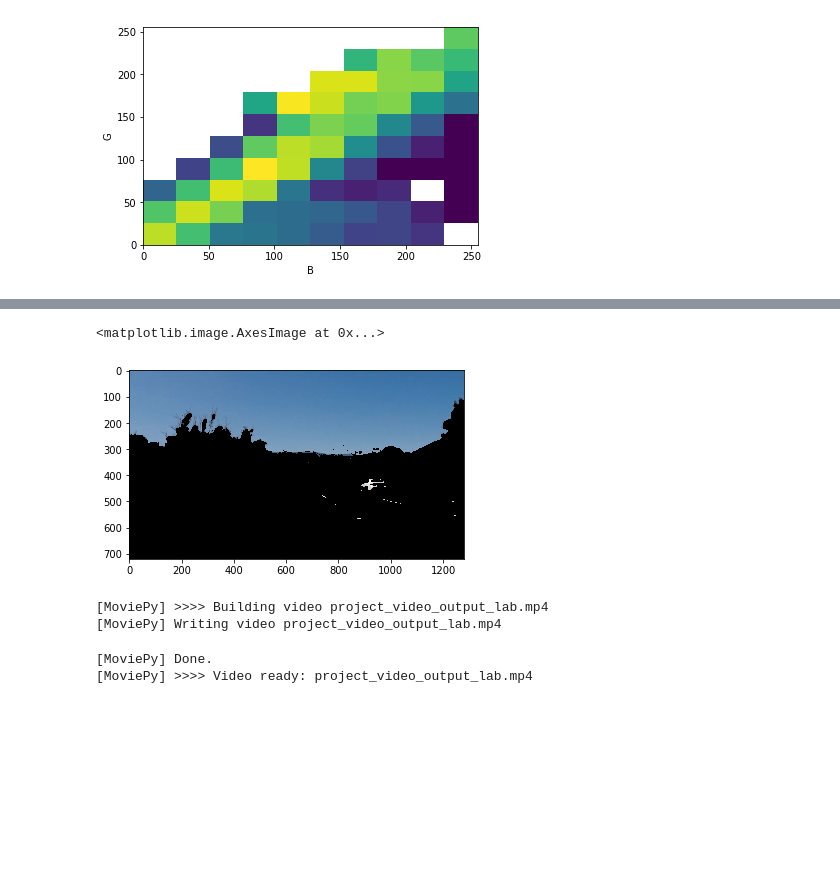
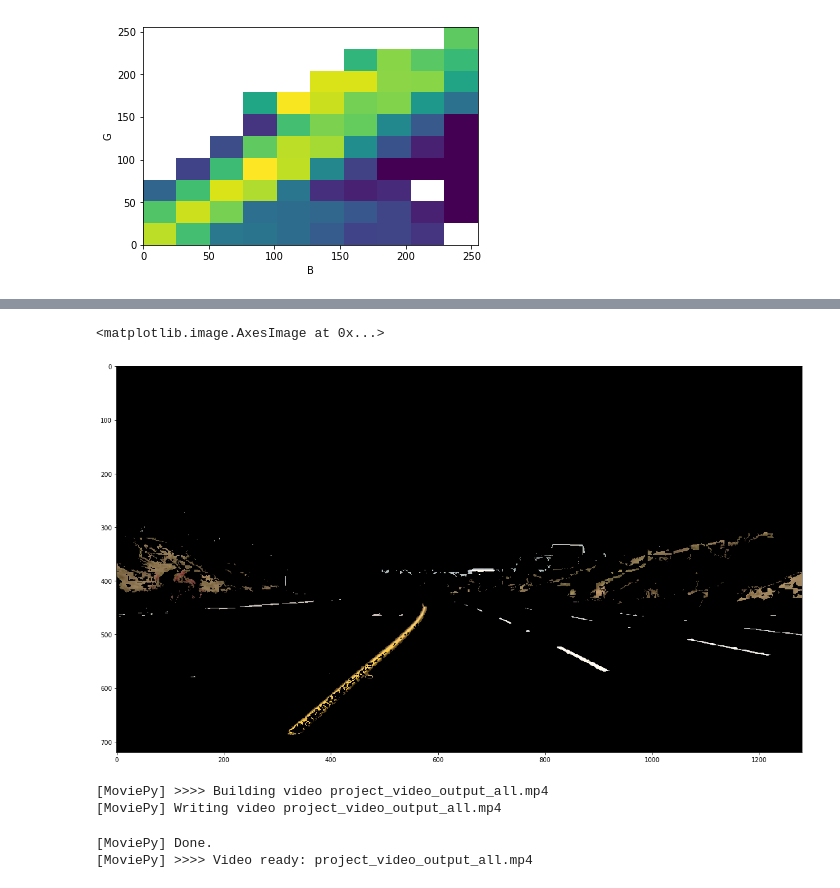
Before and after one commit to husams/CarND-Advanced-Lane-Lines, a Jupyter notebook: colors.ipynb, the cells around one changed output, grey strips where cells are left out. Saved outputs shown, nothing was run; the diff lists cells and outputs as text; code cells hidden in the pictures; blank space fills up the shorter version.

```diff
--- a/colors.ipynb
+++ b/colors.ipynb
@@ -26,7 +26,7 @@ def filter_image(image):
     filtered_image = cv2.bitwise_and(image, image, mask=white_mask+yellow_mask)
     return filtered_image
 # %%
-image = im.imread('./frame_614.jpg')
+image = im.imread('./frames/frame-0001.jpg')
 HLS   = cv2.cvtColor(image, cv2.COLOR_RGB2HLS_FULL)
 H,L,S = cv2.split(HLS)
 
@@ -262,12 +262,13 @@ from ipywidgets import interact
 from ipywidgets import interact
 
 def mask(y_l1, y_l2, y_l3, y_u1, y_u2, y_u3, w_l1, w_l2, w_l3, w_u1, w_u2, w_u3):
-    image = plt.imread('./test_images/test4.jpg')
+    image = plt.imread('./frames/frame-0568.jpg')
     lower_yellow = np.array([y_l1, y_l2, y_l3])
     upper_yellow = np.array([y_u1, y_u2, y_u3])
     lower_white = np.array([w_l1, w_l2, w_l3])
     upper_white = np.array([w_u1, w_u2, w_u3])
-    mask, res = hsv_thresh(image, lower_yellow, upper_yellow, lower_white, upper_white)
+    mask, res =  hsv_thresh(image, lower_yellow, upper_yellow, lower_white, upper_white)
+    plt.figure(figsize=(20,20))
     plt.imshow(res)
     plt.show()
     return (y_l1, y_l2, y_l3), (y_u1, y_u2, y_u3), (w_l1, w_l2, w_l3), (w_u1, w_u2, w_u3)
@@ -296,13 +309,18 @@ lab_mask = lambda imsg: color_mask(LAB(imsg), np.array([0, 0 , 80]), np.array([2
 # %%
-mask = lab_mask(image)
-plt.figure()
+mask = hsv_mask(image)
+plt.figure(figsize=(20,20))
 plt.imshow(cv2.bitwise_and(image, image, mask=mask))
 # %% [output]
 <matplotlib.image.AxesImage at 0x...>
-[figure, old version]
+[figure, new version]
 # %%
 def process_frame(frame):
-    mask = lab_mask(frame)
+    color = cv2.bitwise_or(luv_mask(frame), hsv_mask(frame))
+
+    # Combine two methods
+    grad = abs_sobel_thresh(frame, 'x', sobel_kernel=3, thresh=(30, 100))
+    mask = np.zeros_like(gradx)
+    mask[(grad == 1) | (color == 255)] = 1
 
     part1 = cv2.resize(frame,(0,0),fx=0.25, fy=0.25)
     part2 = cv2.resize(cv2.bitwise_and(frame, frame, mask=mask),(0,0),fx=0.25, fy=0.25)
@@ -312,12 +330,12 @@ def process_frame(frame):
     return frame
 
 
-video_output1 = 'project_video_output_lab.mp4'
+video_output1 = 'project_video_output_all.mp4'
 video_input1 = VideoFileClip('project_video.mp4')#.subclip(22,26)
 processed_video = video_input1.fl_image(process_frame)
 processed_video.write_videofile(video_output1, audio=False)
 # %% [output]
-[MoviePy] >>>> Building video project_video_output_lab.mp4
-[MoviePy] Writing video project_video_output_lab.mp4
+[MoviePy] >>>> Building video project_video_output_all.mp4
+[MoviePy] Writing video project_video_output_all.mp4
 [MoviePy] Done.
-[MoviePy] >>>> Video ready: project_video_output_lab.mp4
+[MoviePy] >>>> Video ready: project_video_output_all.mp4
```
Also changed, not shown: parts of 13 cells of this notebook, 5 other files.
